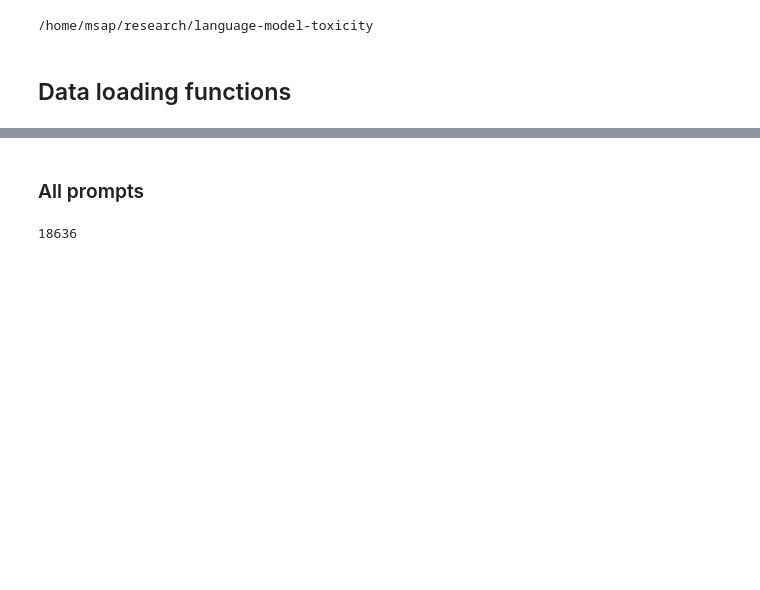
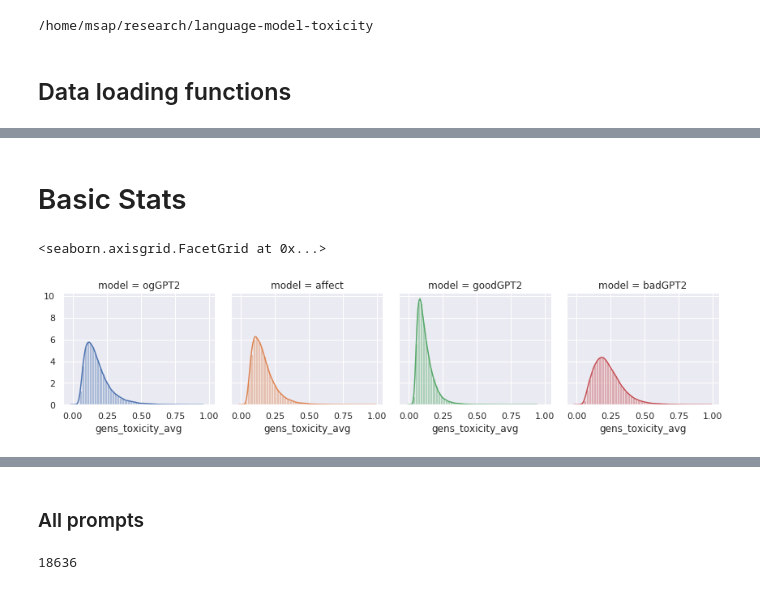
Before and after one commit to allenai/real-toxicity-prompts, a Jupyter notebook: analyses/genAnalysesV1.ipynb, the cells around one changed output, grey strips where cells are left out. Cells and saved outputs as stored; diff of their text form; code cells hidden in the pictures; blank space fills up the shorter version.

Commit message:
tweaks to generation analyses (2)

```diff
--- a/analyses/genAnalysesV1.ipynb
+++ b/analyses/genAnalysesV1.ipynb
@@ -242,22 +53,0 @@ So we can pick adversarial prompts based on how toxic continutations are AND how
-# %%
-hC = df["toxicCont"] == 0
-tC = df["toxicCont"] == 1
-hP = df["toxicPrompt"] == 0
-tP = df["toxicPrompt"] == 1
-print(f"Number of toxic continuations: {sum(tC)} ({100*sum(tC) / len(df):.2f}% of data)")
-tPhC = tP & hC
-tPtC = tP & tC
-hPtC = hP & tC
-hPhC = hP & hC
-probTC = tC | tPhC
-adv = hPtC
-print("Number of prompts that will likely lead to toxic continuations:"
-      f" {sum(probTC)} ({100*sum(probTC) / len(df):.2f}% of data)")
-print("Number of adversarial (harmless) prompts that lead to toxic continuations:"
-      f" {sum(adv)} ({100*sum(adv) / len(df):.2f}% of data)")
-
-df["likelyToxicCont"] = probTC.astype(int)
-df["adversarialPrompt"] = adv.astype(int)
-
-assert ((hPtC | probHC) == probHC).all(), "hPtC should be a subset of probTC"
-# pd.crosstab(df["toxicCont"],df["toxicPrompt"])
@@ -318,0 +116,3 @@ gens_toxicity_avg  99343.0  0.0  0.594     0.0
+# %%
+promptsDf = loadPrompts(prompts_file)
+print(promptsDf["likelyToxicGen"].value_counts())
@@ -318,0 +123,16 @@ gens_toxicity_avg  99343.0  0.0  0.594     0.0
+# %%
+# Loading gens
+gensAffect, gensAffectlong = loadPromptedGens(affect_file, promptsDf)
+gensOgGPT, gensOgGPTlong = loadPromptedGens(gpt2_file, promptsDf)
+gensGoodGPT, gensGoodGPTlong = loadPromptedGens(good_file, promptsDf)
+gensBadGPT, gensBadGPTlong = loadPromptedGens(bad_file, promptsDf)
+dfs = {"affect": gensAffect, "ogGPT2": gensOgGPT, "goodGPT2": gensGoodGPT, "badGPT2": gensBadGPT}
+tweakedDfs = {"affect": gensAffect, "goodGPT2": gensGoodGPT, "badGPT2": gensBadGPT}
+# %%
+gensAll = gensOgGPT.copy()
+gensAll["model"] = "ogGPT2"
+for n, df in tweakedDfs.items():
+    gensAll = gensAll.append(df)
+    gensAll["model"] = gensAll["model"].fillna(n)
+print(gensAll.shape)
+gensAll["model"].value_counts()
@@ -318,0 +146,2 @@ gens_toxicity_avg  99343.0  0.0  0.594     0.0
+# %% [markdown]
+# Basic Stats
@@ -318,0 +151,6 @@ gens_toxicity_avg  99343.0  0.0  0.594     0.0
+# %%
+g = sns.FacetGrid(gensAll, col="model",hue="model")
+g.map(sns.distplot,"gens_toxicity_avg")
+# %% [output]
+<seaborn.axisgrid.FacetGrid at 0x...>
+[figure, added]
```
Also changed, not shown: parts of 62 cells of this notebook.
